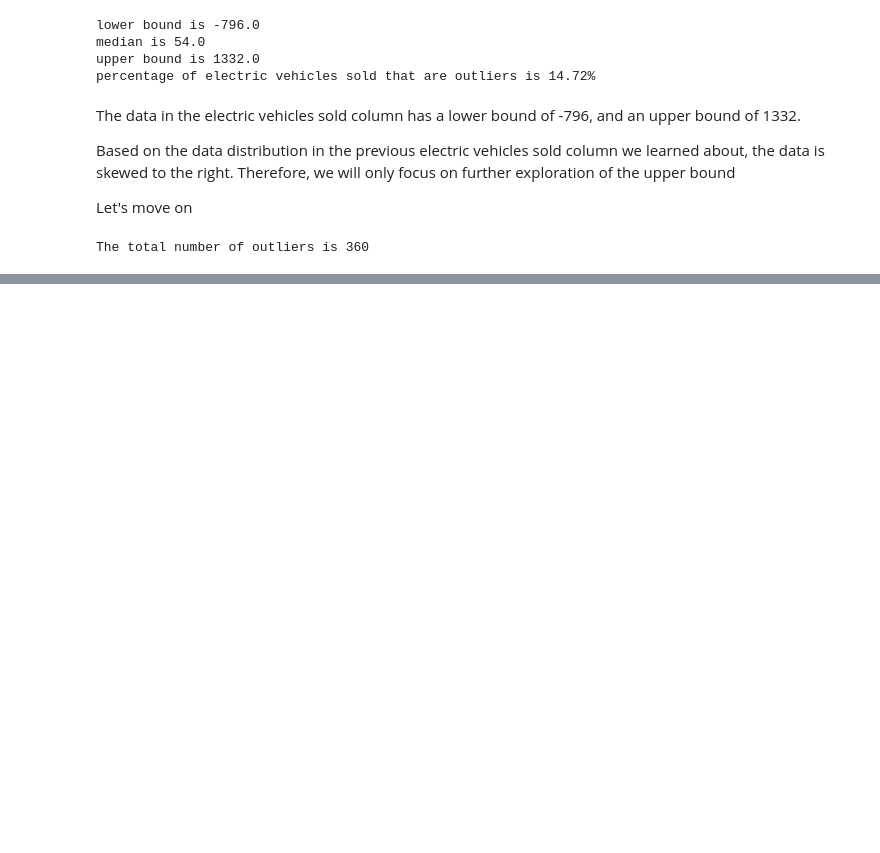
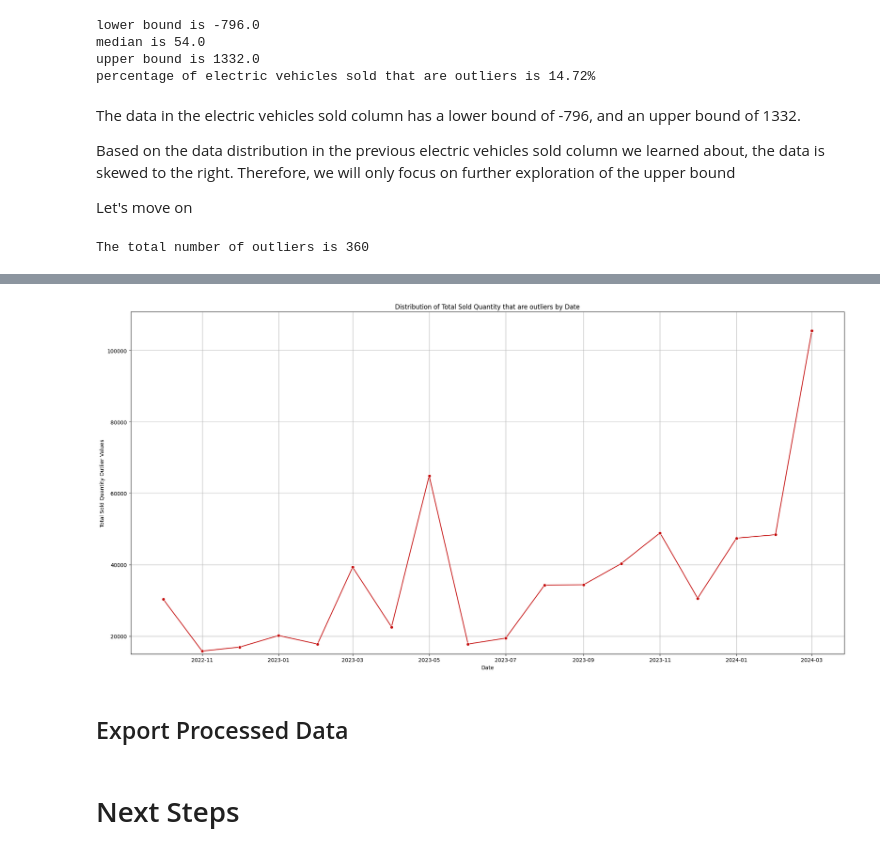
Before and after one commit to WalterEdwardd/General_Motors-Provide_Insights_to_Chief_in_Electric_and_Hybrid_Vehicles, a Jupyter notebook: notebooks/processed_data.ipynb, the cells around one changed output, grey strips where cells are left out. Cells and saved outputs as stored; diff of their text form; code cells hidden in the pictures; blank space fills up the shorter version.

```diff
--- a/notebooks/processed_data.ipynb
+++ b/notebooks/processed_data.ipynb
@@ -402,0 +611,22 @@ sales_by_states.shape
+# %%
+# groupby 'electric_vehicles_sold' by 'date',and 'state'
+outliers_maker_wheelers_2 = outliers_maker_wheelers_2_sold.groupby(['date']).agg(total_sold=('electric_vehicles_sold','sum')).reset_index()
+outliers_maker_wheelers_2['date'] = pd.to_datetime(outliers_maker_wheelers_2['date'])
+# set the size of the figure
+plt.figure(figsize=(20,10))
+# plot the line chart for the column
+ax = sns.lineplot(data=outliers_maker_wheelers_2, x='date', y='total_sold', marker='o', color='#C40C0C')
+# set the line chart for the column
+plt.title("Distribution of Total Sold Quantity that are outliers by Date")
+plt.xlabel('Date')
+plt.ylabel('Total Sold Quantity Outlier Values')
+plt.ylim(outliers_maker_wheelers_2['total_sold'].min()*0.95, outliers_maker_wheelers_2['total_sold'].max()*1.05) # set x-ticks with labels
+plt.grid()
+# Adjust layout
+plt.tight_layout()
+# show the plot
+plt.show()
+# %% [output]
+[figure, added]
+# %% [markdown]
+## Export Processed Data
@@ -402,0 +638,2 @@ sales_by_states.shape
+# %% [markdown]
+# Next Steps
```
Also changed, not shown: parts of 24 cells of this notebook.
